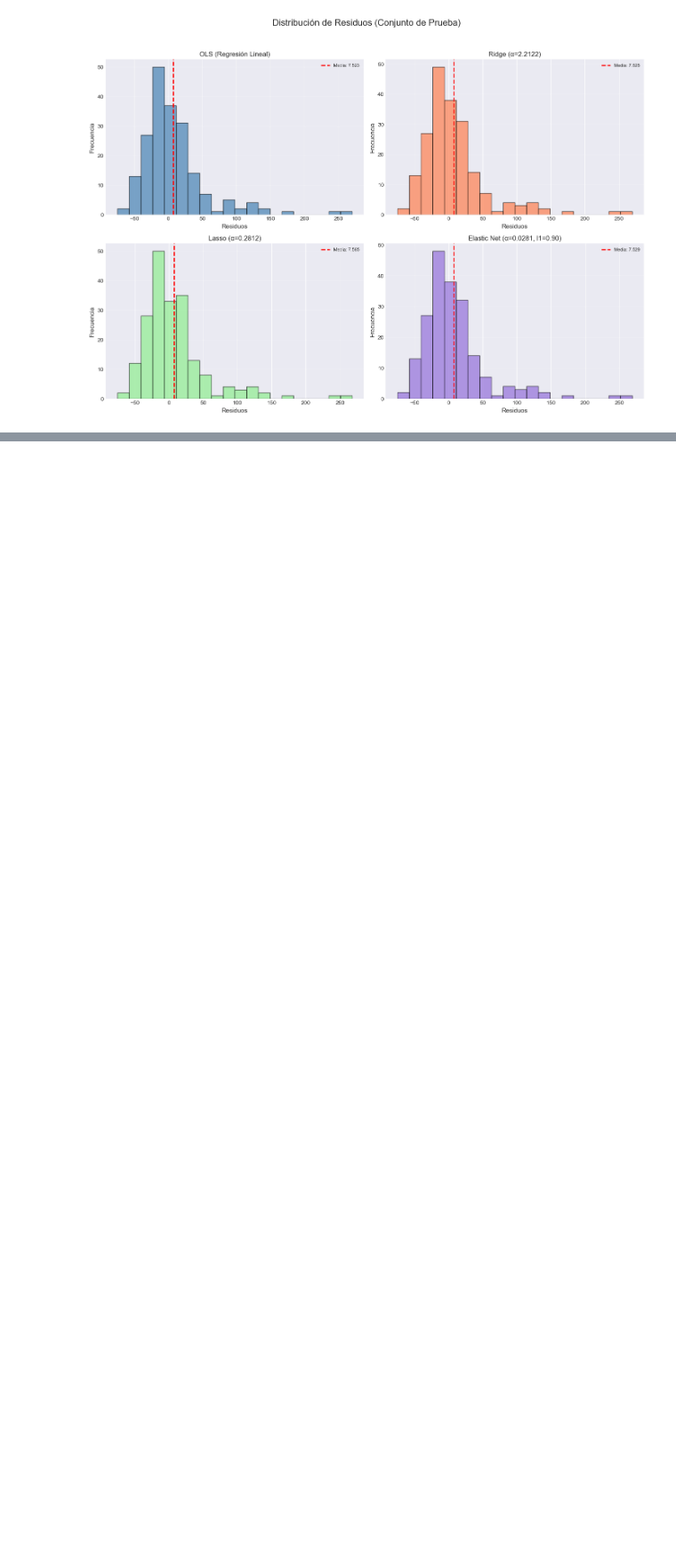
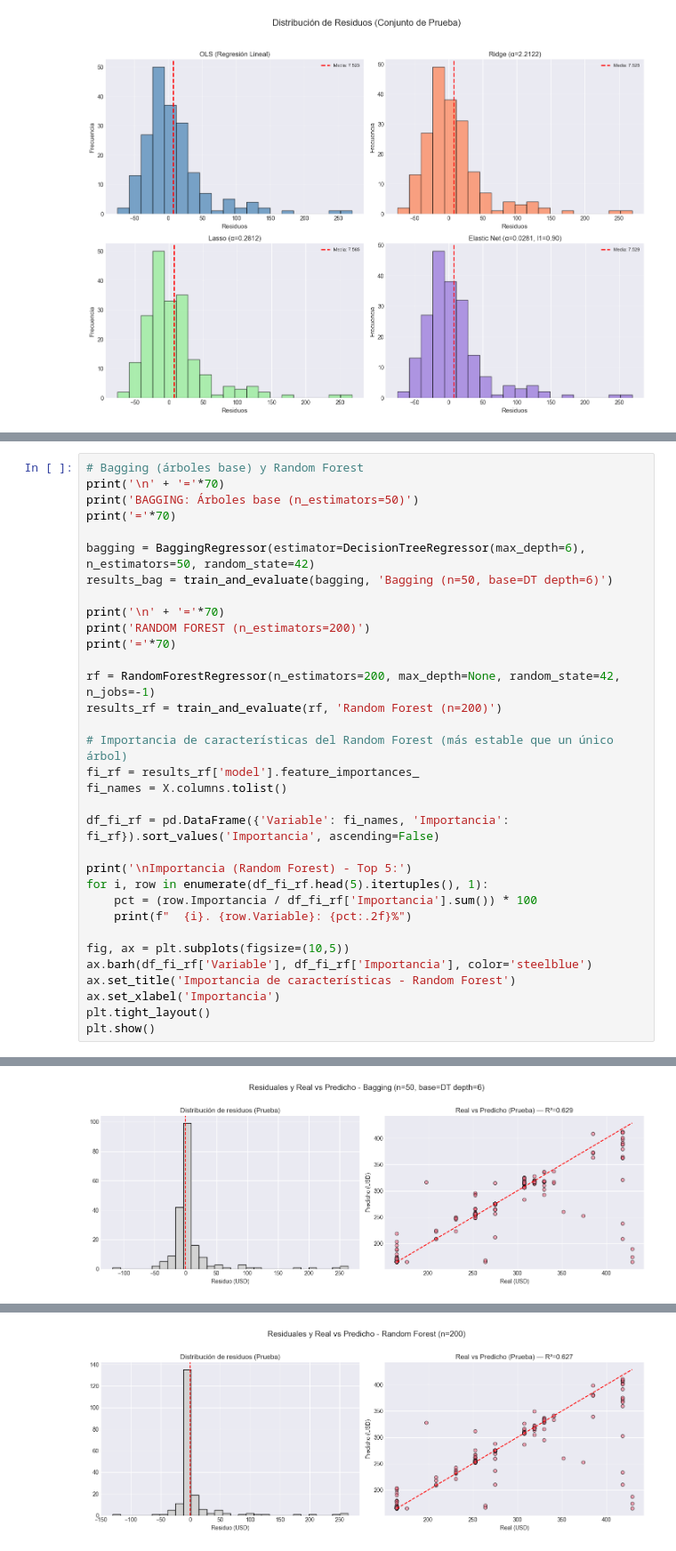
Before and after one commit to AleCarregha/Proyecto_Final_Mineria_INNOVAdores, a Jupyter notebook: Proyecto_final.ipynb, the cells around one changed output, grey strips where cells are left out. Shown at 89% size. Drawn from its saved outputs; the diff is of its cells as text; blank space fills up the shorter version.

```diff
--- a/Proyecto_final.ipynb
+++ b/Proyecto_final.ipynb
@@ -1482,0 +1584,34 @@ plt.show()
+# %%
+# Bagging (árboles base) y Random Forest
+print('\n' + '='*70)
+print('BAGGING: Árboles base (n_estimators=50)')
+print('='*70)
+
+bagging = BaggingRegressor(estimator=DecisionTreeRegressor(max_depth=6), n_estimators=50, random_state=42)
+results_bag = train_and_evaluate(bagging, 'Bagging (n=50, base=DT depth=6)')
+
+print('\n' + '='*70)
+print('RANDOM FOREST (n_estimators=200)')
+print('='*70)
+
+rf = RandomForestRegressor(n_estimators=200, max_depth=None, random_state=42, n_jobs=-1)
+results_rf = train_and_evaluate(rf, 'Random Forest (n=200)')
+
+# Importancia de características del Random Forest (más estable que un único árbol)
+fi_rf = results_rf['model'].feature_importances_
+fi_names = X.columns.tolist()
+
+df_fi_rf = pd.DataFrame({'Variable': fi_names, 'Importancia': fi_rf}).sort_values('Importancia', ascending=False)
+
+print('\nImportancia (Random Forest) - Top 5:')
+for i, row in enumerate(df_fi_rf.head(5).itertuples(), 1):
+    pct = (row.Importancia / df_fi_rf['Importancia'].sum()) * 100
+    print(f"  {i}. {row.Variable}: {pct:.2f}%")
+
+fig, ax = plt.subplots(figsize=(10,5))
+ax.barh(df_fi_rf['Variable'], df_fi_rf['Importancia'], color='steelblue')
+ax.set_title('Importancia de características - Random Forest')
+ax.set_xlabel('Importancia')
+plt.tight_layout()
+plt.show()
+# %% [output]
@@ -1482,0 +1635 @@ plt.show()
+[figure, added]
@@ -1482,0 +1653 @@ plt.show()
+[figure, added]
```
Also changed, not shown: parts of 16 cells of this notebook, 4 other files.
